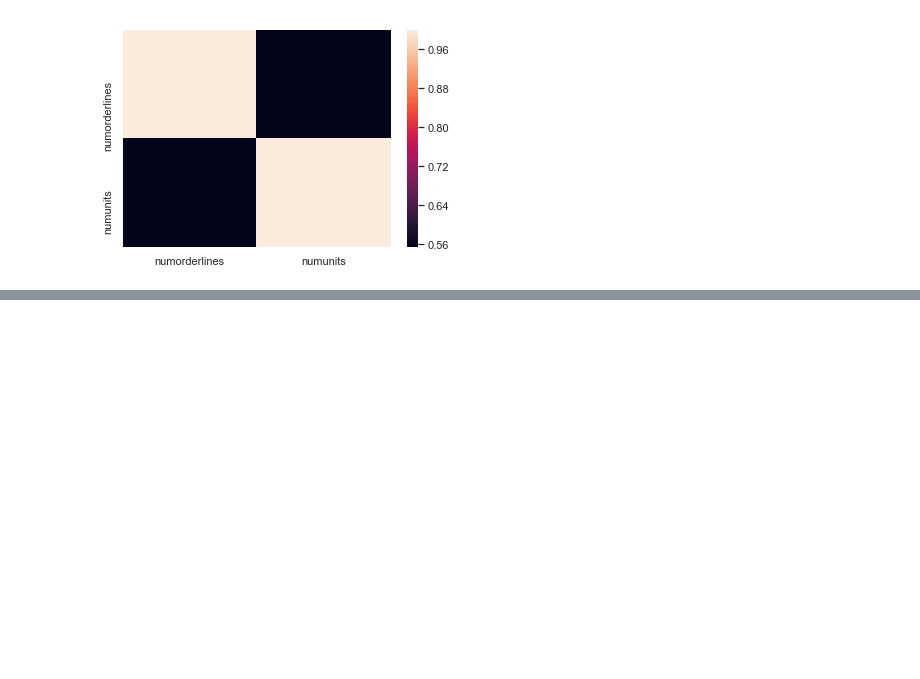
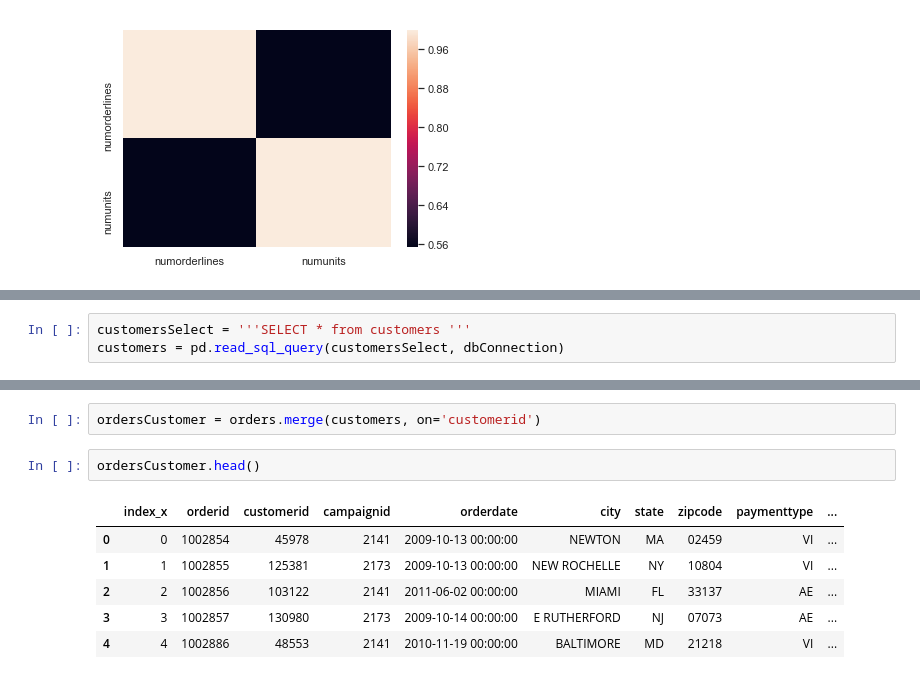
Before and after one commit to MariuszWroc/dataScience, a Jupyter notebook: data science - projekt.ipynb, the cells around one changed output, grey strips where cells are left out. Drawn from its saved outputs; the diff is of its cells as text; blank space fills up the shorter version.

Commit message:
merge

```diff
--- a/data science - projekt.ipynb
+++ b/data science - projekt.ipynb
@@ -94,0 +98,3 @@ sns.heatmap(corr,
+# %%
+customersSelect = '''SELECT * from customers '''
+customers = pd.read_sql_query(customersSelect, dbConnection)
@@ -94,0 +119,11 @@ sns.heatmap(corr,
+# %%
+ordersCustomer = orders.merge(customers, on='customerid')
+# %%
+ordersCustomer.head()
+# %% [output]
+|  | index_x | orderid | customerid | campaignid | orderdate | city | state | zipcode | paymenttype | ... |
+| 0 | 0 | 1002854 | 45978 | 2141 | 2009-10-13 00:00:00 | NEWTON | MA | 02459 | VI | ... |
+| 1 | 1 | 1002855 | 125381 | 2173 | 2009-10-13 00:00:00 | NEW ROCHELLE | NY | 10804 | VI | ... |
+| 2 | 2 | 1002856 | 103122 | 2141 | 2011-06-02 00:00:00 | MIAMI | FL | 33137 | AE | ... |
+| 3 | 3 | 1002857 | 130980 | 2173 | 2009-10-14 00:00:00 | E RUTHERFORD | NJ | 07073 | AE | ... |
+| 4 | 4 | 1002886 | 48553 | 2141 | 2010-11-19 00:00:00 | BALTIMORE | MD | 21218 | VI | ... |
```
Also changed, not shown: parts of 3 cells of this notebook.
